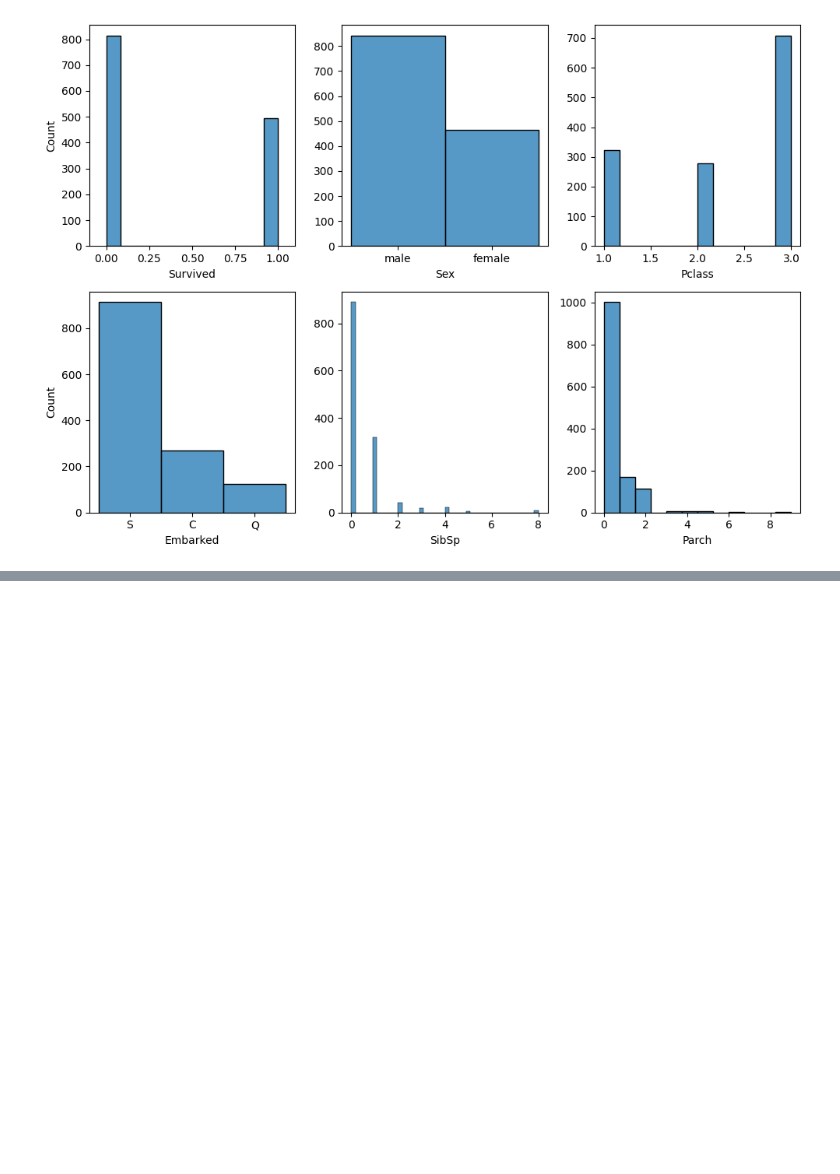
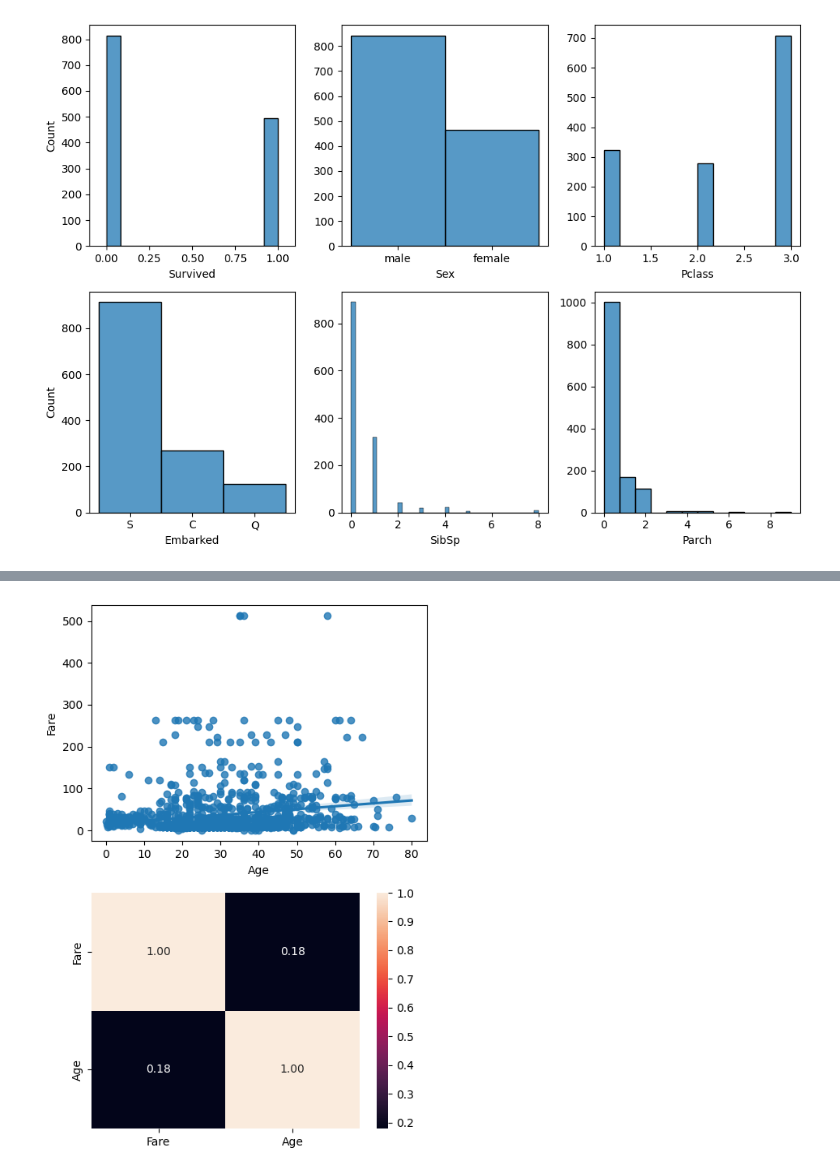
Before and after one commit to pjparreaza/EDA_PRACTICA_PEDRO, a Jupyter notebook: EDA_Practica.ipynb, the cells around one changed output, grey strips where cells are left out. Cells and saved outputs as stored; diff of their text form; code cells hidden in the pictures; blank space fills up the shorter version.

```diff
--- a/EDA_Practica.ipynb
+++ b/EDA_Practica.ipynb
@@ -124,0 +163,14 @@ plt.show()
+# %%
+fig, axis = plt.subplots(2, 1, figsize = (5, 7))
+
+# Crear un diagrama de dispersión múltiple
+sns.regplot(ax = axis[0], data = total_data, x = "Age", y = "Fare")
+sns.heatmap(total_data[["Fare", "Age"]].corr(), annot = True, fmt = ".2f", ax = axis[1])
+
+# Ajustar el layout
+plt.tight_layout()
+
+# Mostrar el plot
+plt.show()
+# %% [output]
+[figure, added]
```
Also changed, not shown: parts of 10 cells of this notebook.
